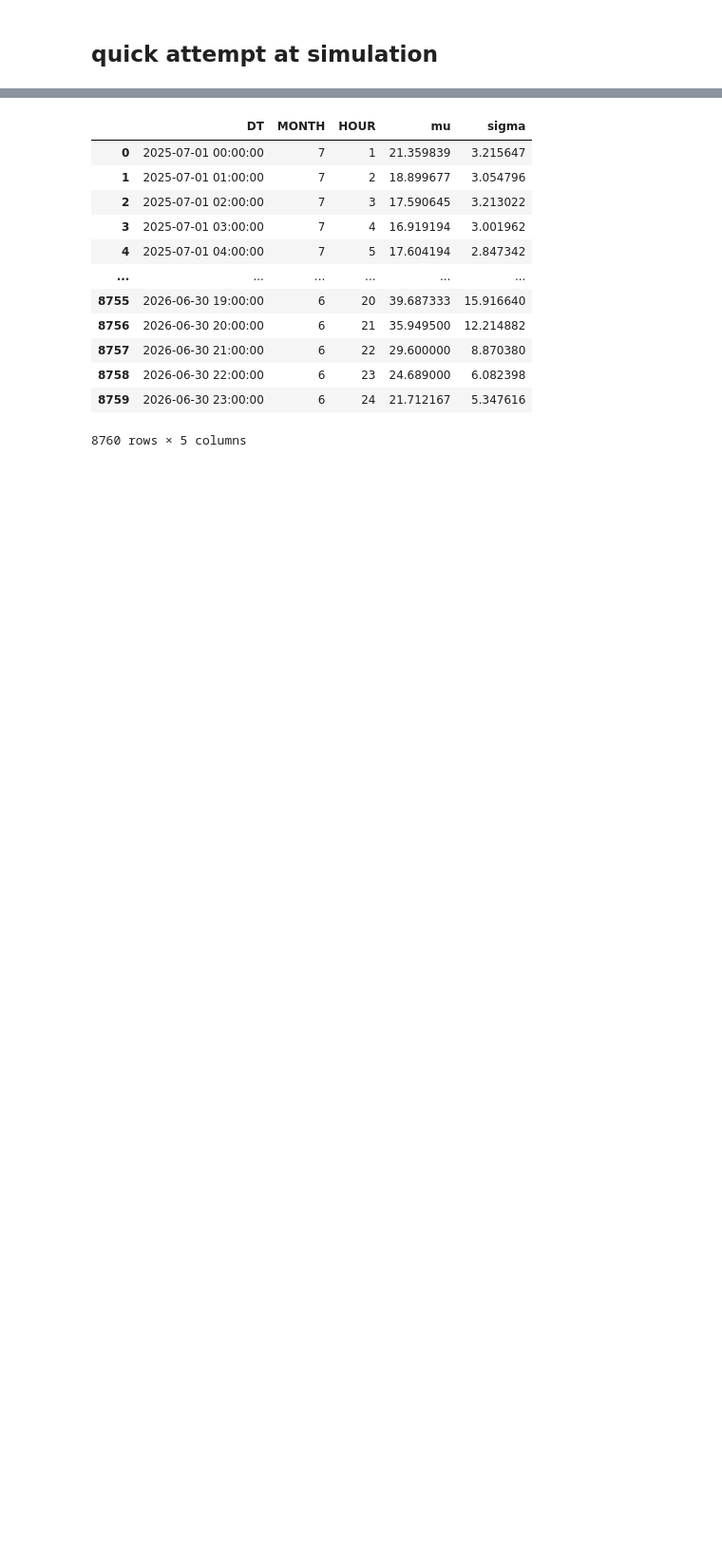
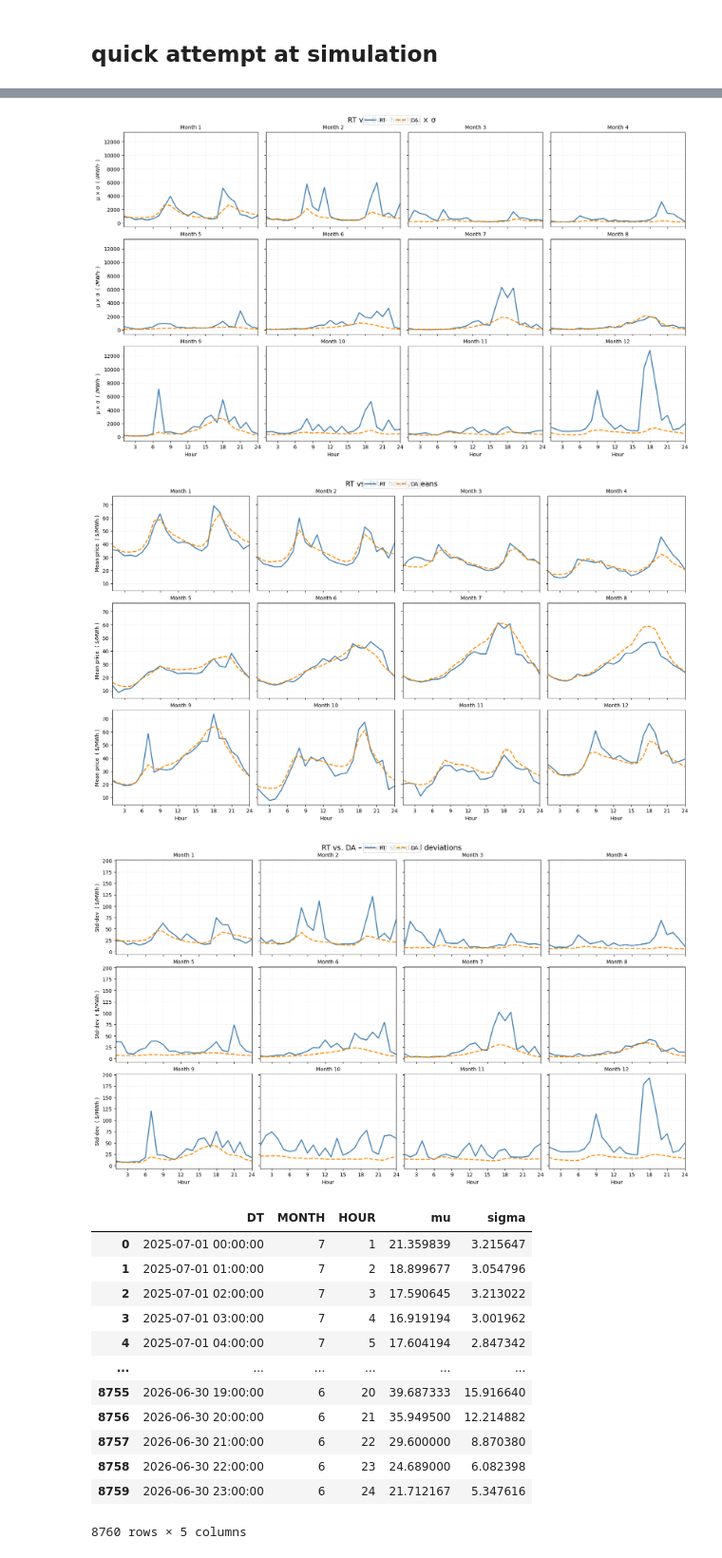
Before and after one commit to sxcben/Financing_Grid_final_project, a Jupyter notebook: code/exploration.ipynb, the cells around one changed output, grey strips where cells are left out. Shown at 95% size. Drawn from its saved outputs; the diff is of its cells as text; code cells hidden in the pictures; blank space fills up the shorter version.

```diff
--- a/code/exploration.ipynb
+++ b/code/exploration.ipynb
@@ -124,3 +169,38 @@ da_stats
+# %%
+# -------------------------------------------------------------
+# 0.  Assume `rt_stats` and `da_stats` already exist:
+#     columns = MONTH | HOUR | mu | sigma
+#     and the helper `plot_monthly` from the previous answer
+# -------------------------------------------------------------
+
+# -------------------------------------------------------------
+# 1.  Add the product column μ×σ to each dataframe
+# -------------------------------------------------------------
+rt_stats  = rt_stats.assign(mu_sigma=rt_stats["mu"]   * rt_stats["sigma"])
+da_stats  = da_stats.assign(mu_sigma=da_stats["mu"]   * da_stats["sigma"])
+
+# -------------------------------------------------------------
+# 2.  Re-use the same plotting function  (just give new column)
+# -------------------------------------------------------------
+plot_monthly(rt_stats, da_stats,
+             col="mu_sigma",
+             ylabel="μ × σ  ( $/MWh·$ )",
+             title="RT vs. DA – hourly μ × σ")
+
+# ------- previous two calls for completeness -----------------
+plot_monthly(rt_stats, da_stats,
+             col="mu",
+             ylabel="Mean price  ( $/MWh )",
+             title="RT vs. DA – hourly means")
+
+plot_monthly(rt_stats, da_stats,
+             col="sigma",
+             ylabel="Std-dev  ( $/MWh )",
+             title="RT vs. DA – hourly standard deviations")
+# %% [output]
+[figure, added]
+[figure, added]
+[figure, added]
 # %%
 # build hourly index for Jul 1 2025 → Jun 30 2026
 rng = pd.date_range('2025-07-01', '2026-06-30 23:00', freq='h')
```
Also changed, not shown: parts of 8 cells of this notebook.
